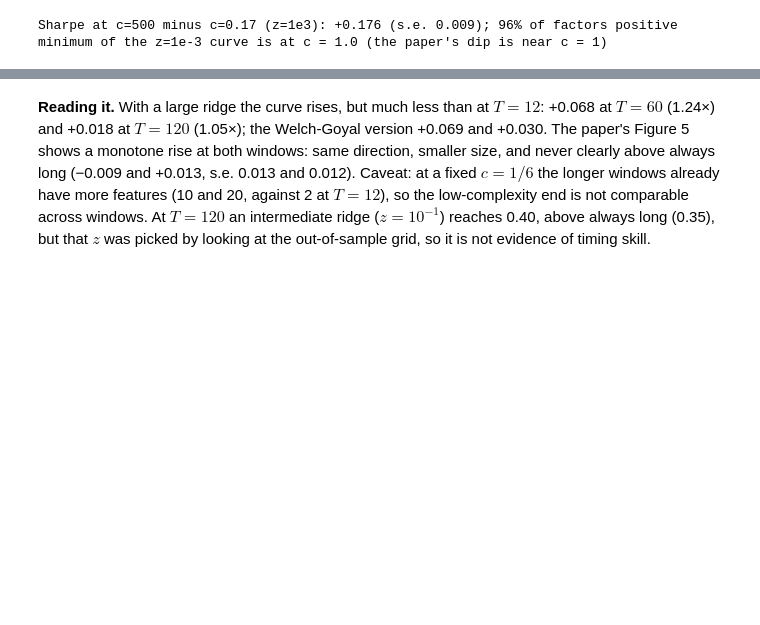
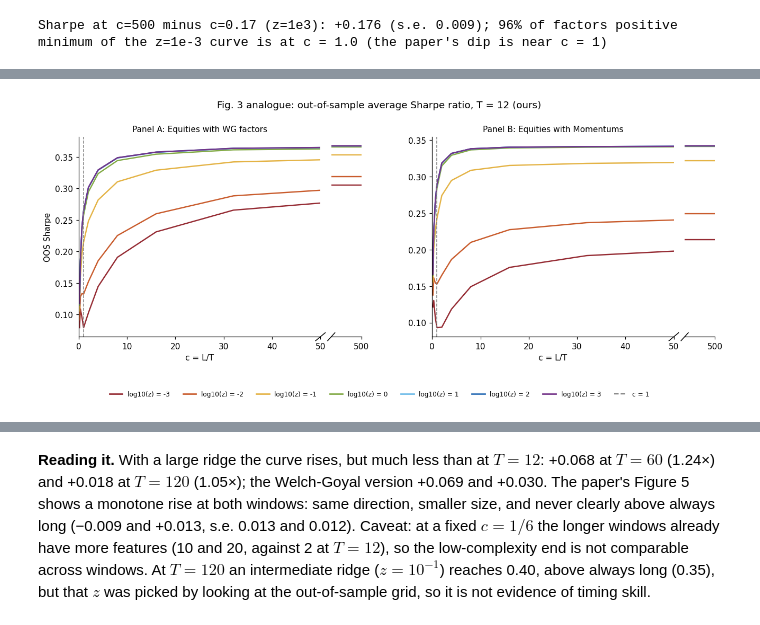
Before and after one commit to liny-r/Virtue-of-Complexity, a Jupyter notebook: notebooks/virtue_of_complexity.ipynb, the cells around one changed output, grey strips where cells are left out. Cells and saved outputs as stored; diff of their text form; code cells hidden in the pictures; blank space fills up the shorter version.

```diff
--- a/notebooks/virtue_of_complexity.ipynb
+++ b/notebooks/virtue_of_complexity.ipynb
@@ -363,0 +288,40 @@ T=120: Sharpe c_min -> c_max at z=1e3: 0.296 -> 0.326 (+0.030); always long 0.35
+# %%
+# Paper-style axes: linear c up to 50, a break, and a short panel at the far right for the largest model (c = 500 here, 1,000 in the paper)
+from matplotlib.gridspec import GridSpec
+dB = np.load(FIG / "curves_T12.npz")        # Study B: momentum signals
+dA = np.load(FIG / "curves_T12_wg.npz")     # Study A: Welch-Goyal predictors
+
+def broken_panel(fig, spec, c, y, title, ylim=None, ylabel=None, c_end=500):
+    """y: (len(c), 7) curves, one per log10 z = -3..3. Left axis: c in [0, 50]; right axis: the value at the largest c."""
+    inner = spec.subgridspec(1, 2, width_ratios=[8, 1], wspace=0.08)
+    a, b = fig.add_subplot(inner[0]), fig.add_subplot(inner[1], sharey=None)
+    for j in range(y.shape[1]):
+        a.plot(c, y[:, j], color=PAPER_COLORS[j], lw=1.6)
+        b.hlines(y[-1, j], c_end - 10, c_end, color=PAPER_COLORS[j], lw=1.6)
+    a.axvline(1, color="gray", ls="--", lw=1)
+    a.set_xlim(0, 50); b.set_xlim(c_end - 10, c_end); b.set_xticks([c_end])
+    if ylim: a.set_ylim(*ylim)
+    b.set_ylim(a.get_ylim()); b.set_yticks([])
+    a.spines["right"].set_visible(False); b.spines["left"].set_visible(False)
+    a.set_title(title, fontsize=10); a.set_xlabel("c = L/T"); a.grid(False); b.grid(False)
+    if ylabel: a.set_ylabel(ylabel)
+    d = 0.02   # break marks
+    a.plot([1 - d, 1 + d], [-d, d], transform=a.transAxes, color="k", clip_on=False, lw=1)
+    b.plot([-d * 6, d * 6], [-d, d], transform=b.transAxes, color="k", clip_on=False, lw=1)
+    return a, b
+
+def zlegend(fig, extra=None):
+    h = [plt.Line2D([], [], color=PAPER_COLORS[j], lw=1.8) for j in range(7)] + [plt.Line2D([], [], color="gray", ls="--")]
+    l = [f"log10(z) = {j - 3}" for j in range(7)] + ["c = 1"]
+    fig.legend(h, l, loc="lower center", ncol=8, fontsize=8, frameon=False, bbox_to_anchor=(0.5, 0.0))
+
+studies = [("Panel A: Equities with WG factors", dA), ("Panel B: Equities with Momentums", dB)]
+# %%
+# Fig. 3 on the paper's axes: out-of-sample Sharpe (annualised)
+fig = plt.figure(figsize=(12, 5.2)); gs = GridSpec(1, 2, figure=fig, wspace=0.25, bottom=0.22, top=0.88, left=0.07, right=0.98)
+for k, (title, dd_) in enumerate(studies):
+    broken_panel(fig, gs[k], dd_["c"], dd_["SR"].mean(0), title, ylabel="OOS Sharpe" if k == 0 else None)
+zlegend(fig); fig.suptitle("Fig. 3 analogue: out-of-sample average Sharpe ratio, T = 12 (ours)", y=1.0)
+plt.show()
+# %% [output]
+[figure, added]
```
Also changed, not shown: parts of 39 cells of this notebook, 9 other files.
